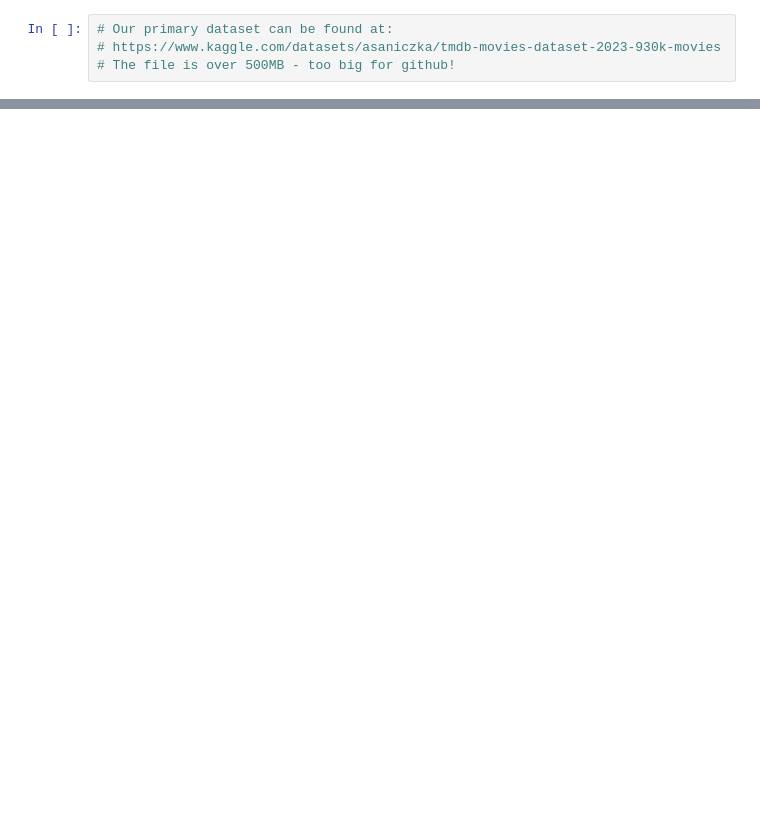
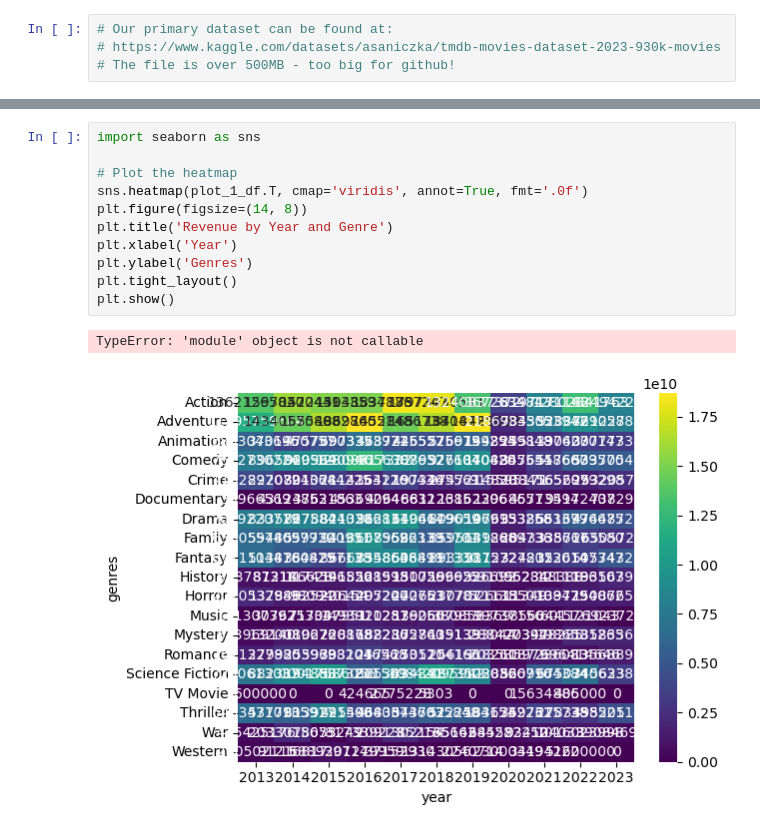
Before and after one commit to Jeff-Oliver/BCS_Project_1, a Jupyter notebook: main.ipynb, the cells around one changed output, grey strips where cells are left out. Saved outputs shown, nothing was run; the diff lists cells and outputs as text; blank space fills up the shorter version.

```diff
--- a/main.ipynb
+++ b/main.ipynb
@@ -134,0 +216,14 @@ sliced_df.shape
+# %%
+import seaborn as sns
+
+# Plot the heatmap
+sns.heatmap(plot_1_df.T, cmap='viridis', annot=True, fmt='.0f')
+plt.figure(figsize=(14, 8))
+plt.title('Revenue by Year and Genre')
+plt.xlabel('Year')
+plt.ylabel('Genres')
+plt.tight_layout()
+plt.show()
+# %% [output]
+TypeError: 'module' object is not callable
+[figure, added]
```
Also changed, not shown: parts of 34 cells of this notebook, 3 other files.
